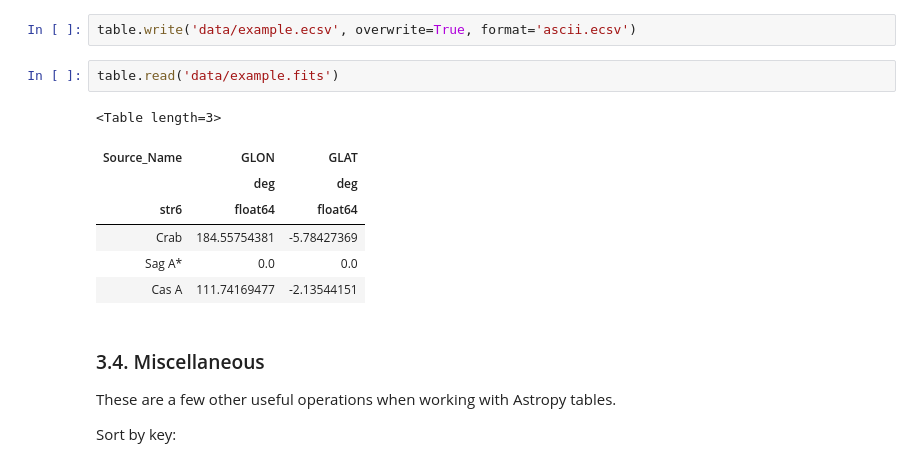
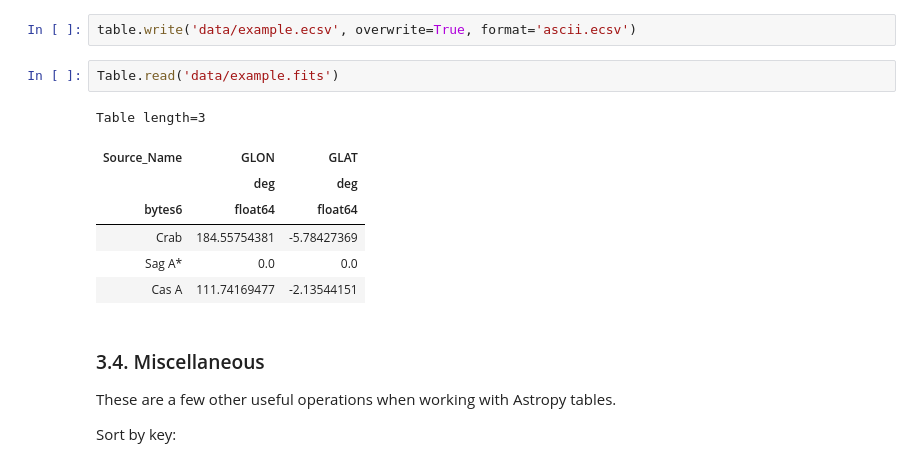
Before and after one commit to Asterics2020-Obelics/School2018, a Jupyter notebook: astropy/astropy_hands_on.ipynb, the cells around one changed output. Saved outputs shown, nothing was run; the diff lists cells and outputs as text.

```diff
--- a/astropy/astropy_hands_on.ipynb
+++ b/astropy/astropy_hands_on.ipynb
@@ -467,12 +475,12 @@ table.write('data/example.fits', overwrite=True, format='fits')
 # %%
 table.write('data/example.ecsv', overwrite=True, format='ascii.ecsv')
 # %%
-table.read('data/example.fits')
+Table.read('data/example.fits')
 # %% [output]
-<Table length=3>
+Table length=3
 | Source_Name | GLON | GLAT |
 |  | deg | deg |
-| str6 | float64 | float64 |
+| bytes6 | float64 | float64 |
 | Crab | 184.55754381 | -5.78427369 |
 | Sag A* | 0.0 | 0.0 |
 | Cas A | 111.74169477 | -2.13544151 |
```
Also changed, not shown: parts of 15 cells of this notebook, 1 other file.
